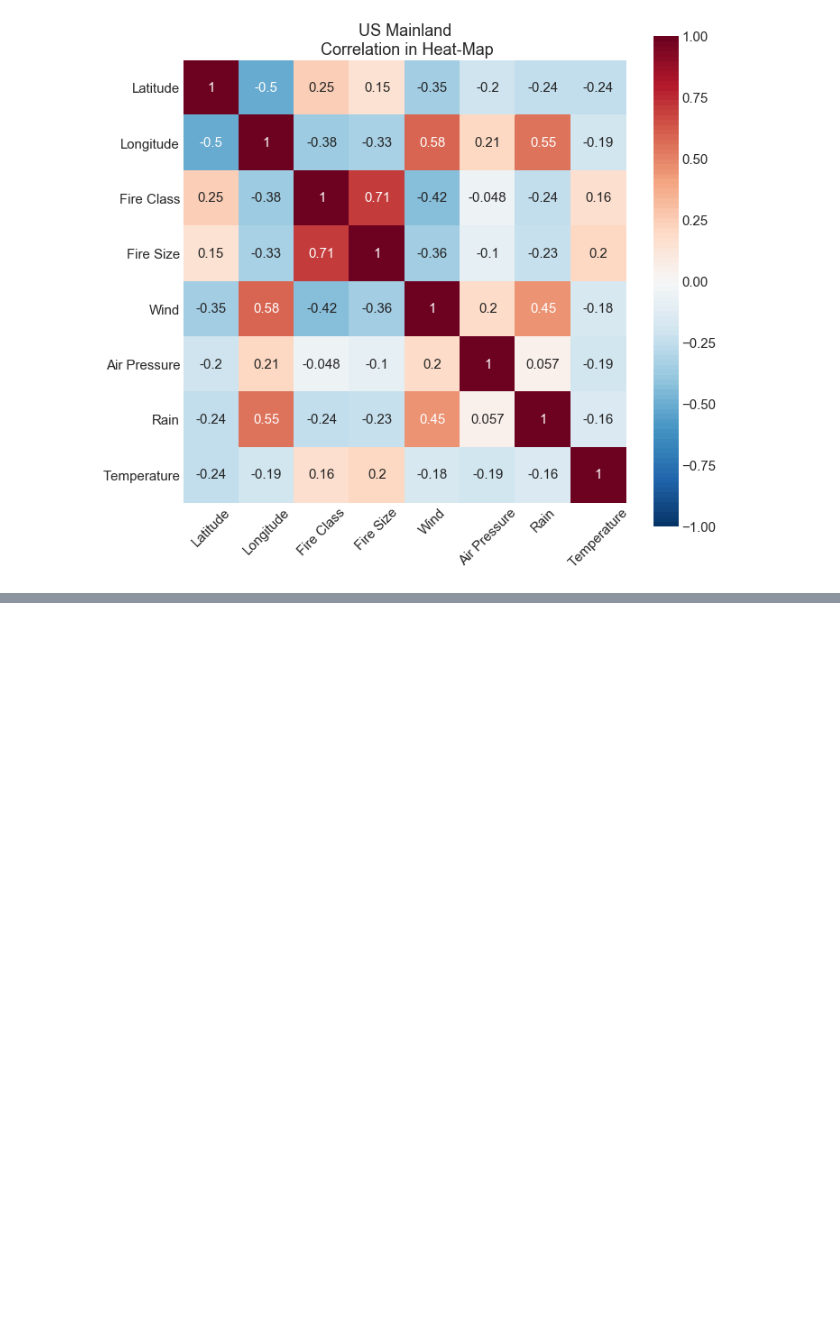
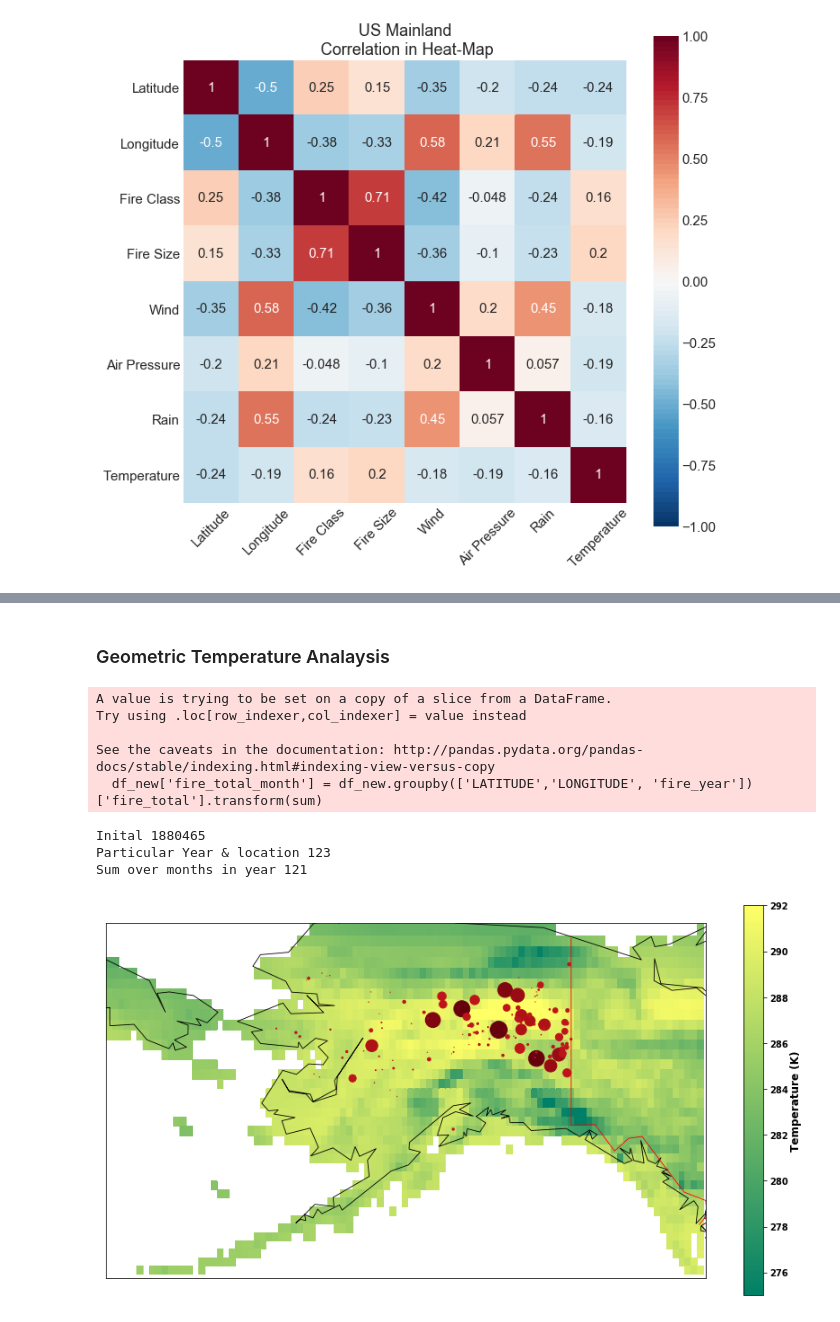
Before and after one commit to adityasant/ECE143_Project, a Jupyter notebook: main_notebook.ipynb, the cells around one changed output, grey strips where cells are left out. Saved outputs shown, nothing was run; the diff lists cells and outputs as text; code cells hidden in the pictures; blank space fills up the shorter version.

```diff
--- a/main_notebook.ipynb
+++ b/main_notebook.ipynb
@@ -139,0 +146,29 @@ heat = correlation.heatmap_corr(df, threshold=[2,6])
+# %%
+from temperature_analysis import *#create fire_df which is a dataframe containing all wildfire information
+PATH = './Datasets/FPA_FOD_20170508.sqlite'
+fire_df = create_wildfire_df(PATH)
+# %%
+###Get coordinates where fires are really large only.. In state of AK.
+coords = large_fire_coord('AK',10000,fire_df)
+# %% [markdown]
+### Geometric Temperature Analaysis
+# %%
+##Create cube_local which is cube extracted for same coords as wildfire.
+PATH_temp = os.path.join(os.getcwd(), "./Datasets/air.mon.mean.nc")
+cube_temp = iris.load_cube(PATH_temp)
+cat.add_categorised_coord(cube_temp, 'year', 'time', get_year)
+cat.add_categorised_coord(cube_temp, 'month', 'time', get_month)
+cube_local = region_based_cube(cube_temp,coords)
+# %%
+##Create a map for any year
+create_map(2004,coords,cube_local,fire_df)
+# %% [output]
+A value is trying to be set on a copy of a slice from a DataFrame.
+Try using .loc[row_indexer,col_indexer] = value instead
+
+See the caveats in the documentation: http://pandas.pydata.org/pandas-docs/stable/indexing.html#indexing-view-versus-copy
+  df_new['fire_total_month'] = df_new.groupby(['LATITUDE','LONGITUDE', 'fire_year'])['fire_total'].transform(sum)
+Inital 1880465
+Particular Year & location 123
+Sum over months in year 121
+[figure, added]
```
Also changed, not shown: parts of 22 cells of this notebook.
